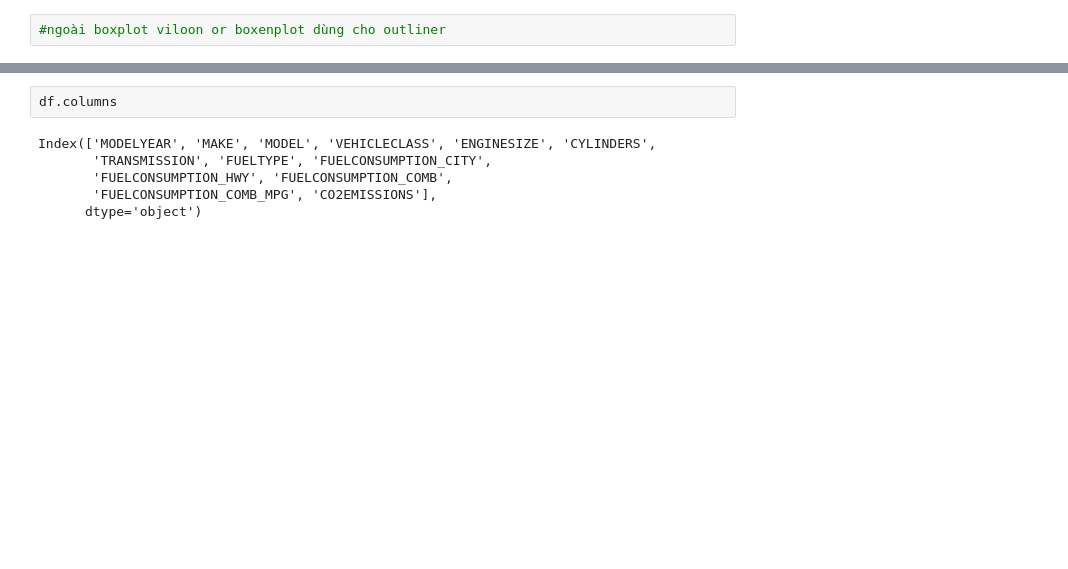
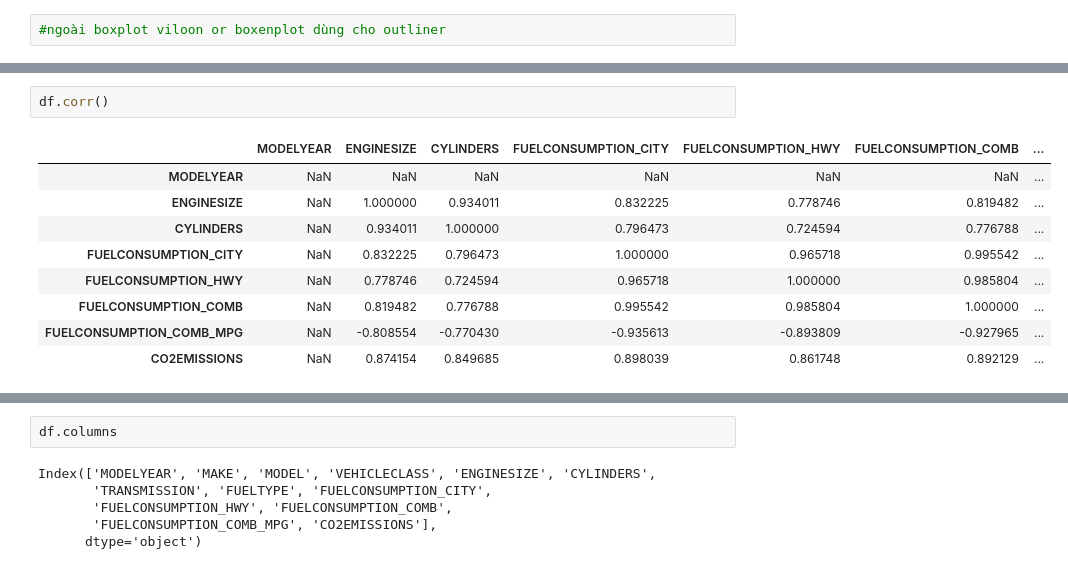
Before and after one commit to honghanhh/mci_python_36a1_l2, a Jupyter notebook: Lectures/lecture2_3/DAT.ipynb, the cells around one changed output, grey strips where cells are left out. Drawn from its saved outputs; the diff is of its cells as text; blank space fills up the shorter version.

```diff
--- a/Lectures/lecture2_3/DAT.ipynb
+++ b/Lectures/lecture2_3/DAT.ipynb
@@ -224,0 +232,12 @@ plt.show()
+# %%
+df.corr()
+# %% [output]
+|  | MODELYEAR | ENGINESIZE | CYLINDERS | FUELCONSUMPTION_CITY | FUELCONSUMPTION_HWY | FUELCONSUMPTION_COMB | ... |
+| MODELYEAR | NaN | NaN | NaN | NaN | NaN | NaN | ... |
+| ENGINESIZE | NaN | 1.000000 | 0.934011 | 0.832225 | 0.778746 | 0.819482 | ... |
+| CYLINDERS | NaN | 0.934011 | 1.000000 | 0.796473 | 0.724594 | 0.776788 | ... |
+| FUELCONSUMPTION_CITY | NaN | 0.832225 | 0.796473 | 1.000000 | 0.965718 | 0.995542 | ... |
+| FUELCONSUMPTION_HWY | NaN | 0.778746 | 0.724594 | 0.965718 | 1.000000 | 0.985804 | ... |
+| FUELCONSUMPTION_COMB | NaN | 0.819482 | 0.776788 | 0.995542 | 0.985804 | 1.000000 | ... |
+| FUELCONSUMPTION_COMB_MPG | NaN | -0.808554 | -0.770430 | -0.935613 | -0.893809 | -0.927965 | ... |
+| CO2EMISSIONS | NaN | 0.874154 | 0.849685 | 0.898039 | 0.861748 | 0.892129 | ... |
```
Also changed, not shown: parts of 12 cells of this notebook, 2 other files.
